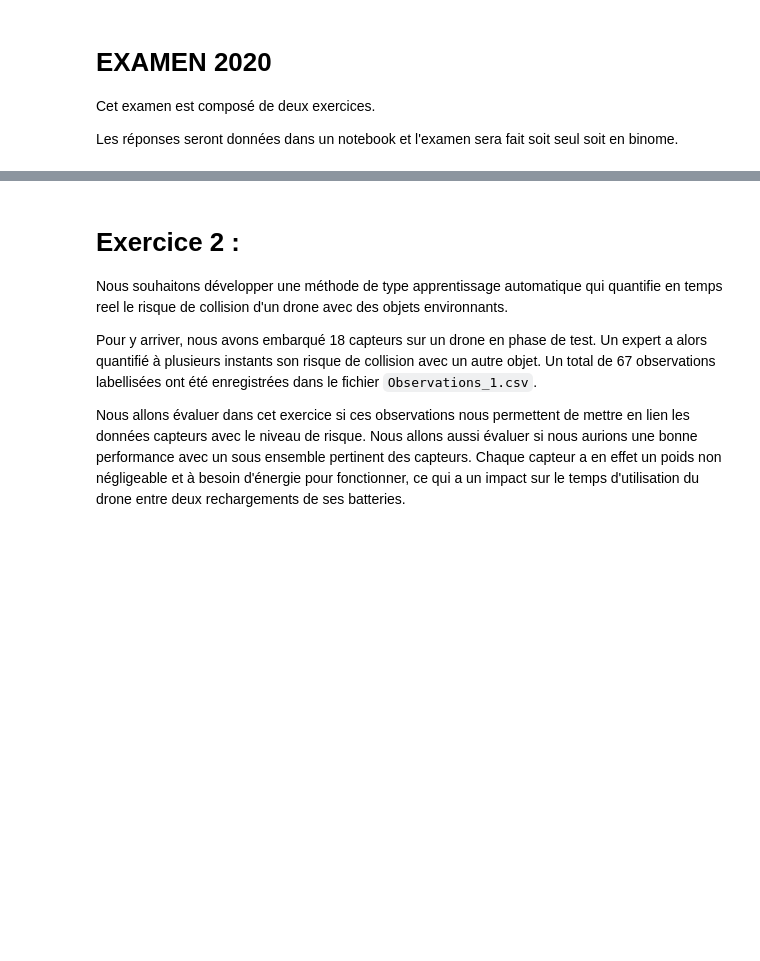
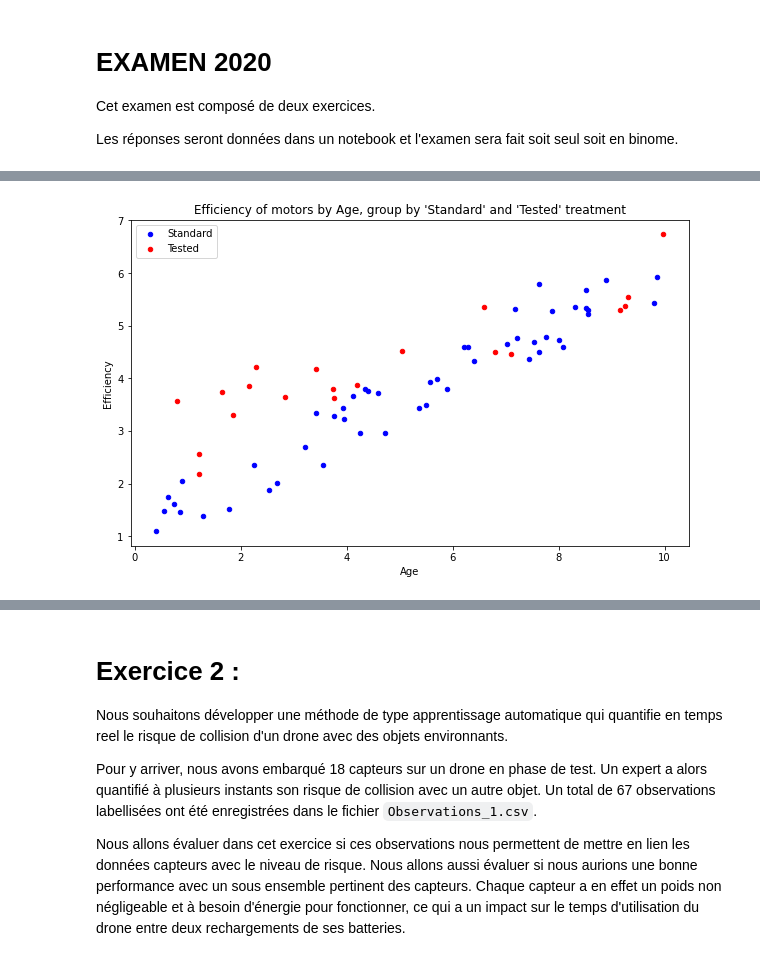
Before and after one commit to LudovicSterlin/ssd-aml-modele-lineaire, a Jupyter notebook: TPnote_ModeleLineaire/Examen_ModeleLineaire_2020.ipynb, the cells around one changed output, grey strips where cells are left out. Saved outputs shown, nothing was run; the diff lists cells and outputs as text; code cells hidden in the pictures; blank space fills up the shorter version.

```diff
--- a/TPnote_ModeleLineaire/Examen_ModeleLineaire_2020.ipynb
+++ b/TPnote_ModeleLineaire/Examen_ModeleLineaire_2020.ipynb
@@ -26,0 +29,4 @@ dataframe=pandas.read_csv("./Observations_2.csv",sep=' ')
+# %%
+# Reading of the csv file
+dataframe2=pd.read_csv("./data/Observations_2.csv",sep=' ')
+dataframe2.head(1)
@@ -26,0 +57,10 @@ dataframe=pandas.read_csv("./Observations_2.csv",sep=' ')
+# %%
+# Plot the observations representing Efficiency of motors by Age, group by 'Standard' and 'Tested' treatment
+fig, ax = plt.subplots(figsize=(10,6))
+for key, group in dataframe2.groupby("Treatment"):
+    group.plot(ax=ax, kind='scatter', x='Age',y='Efficiency',
+    title="Efficiency of motors by Age, group by 'Standard' and 'Tested' treatment", label=key,
+    color='r' if key=='Tested' else 'b')
+plt.show()
+# %% [output]
+[figure, added]
```
Also changed, not shown: parts of 29 cells of this notebook, 1 other file.
